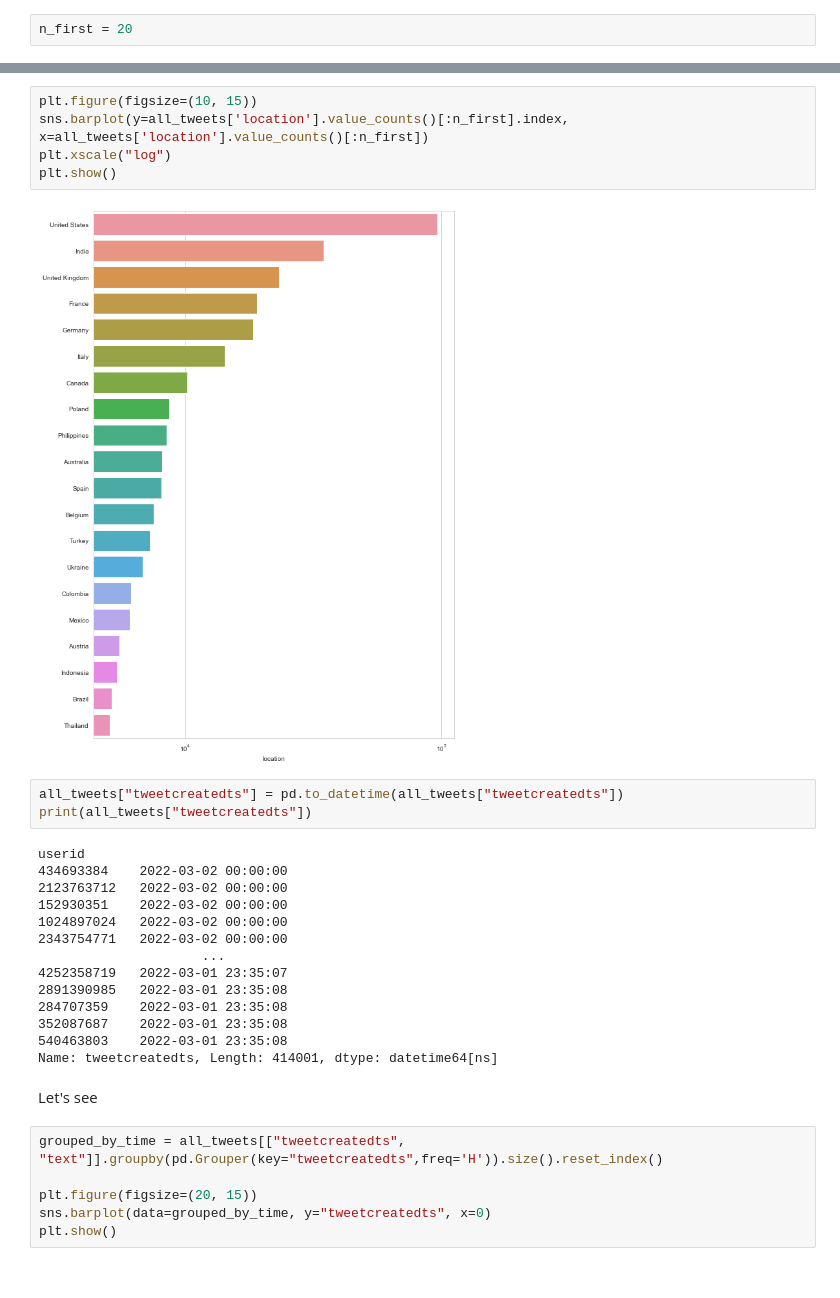
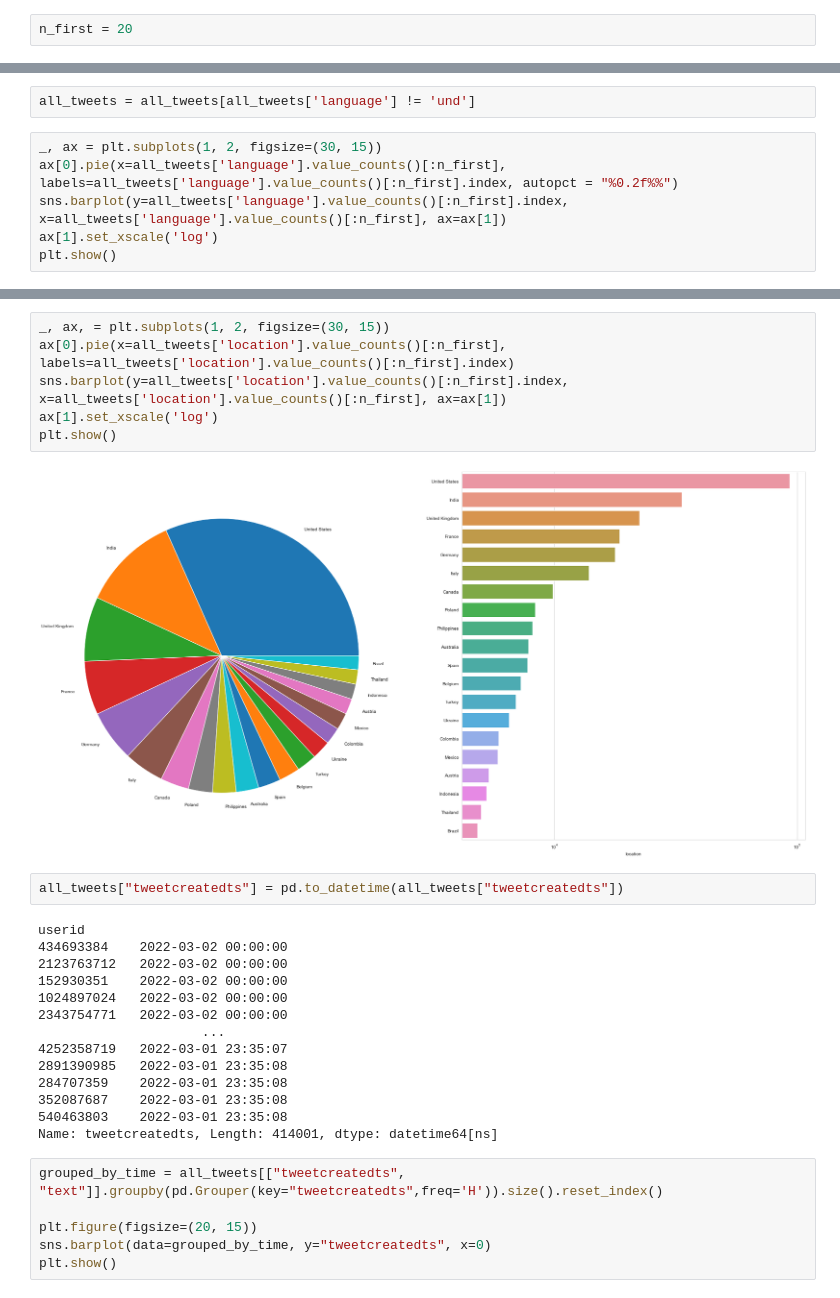
Before and after one commit to chukhranchick/Ukraine-Conflict-Twitter-Analysis-for-Data-Mining, a Jupyter notebook: ukraine-conflict-twitter-analysis-for-data-mining.ipynb, the cells around one changed output, grey strips where cells are left out. Drawn from its saved outputs; the diff is of its cells as text.

```diff
--- a/ukraine-conflict-twitter-analysis-for-data-mining.ipynb
+++ b/ukraine-conflict-twitter-analysis-for-data-mining.ipynb
@@ -317,0 +281,8 @@ plt.show()
+# %%
+all_tweets = all_tweets[all_tweets['language'] != 'und']
+# %%
+_, ax = plt.subplots(1, 2, figsize=(30, 15))
+ax[0].pie(x=all_tweets['language'].value_counts()[:n_first], labels=all_tweets['language'].value_counts()[:n_first].index, autopct = "%0.2f%%")
+sns.barplot(y=all_tweets['language'].value_counts()[:n_first].index, x=all_tweets['language'].value_counts()[:n_first], ax=ax[1])
+ax[1].set_xscale('log')
+plt.show()
@@ -318,13 +291,13 @@ plt.show()
 # %%
-plt.figure(figsize=(10, 15))
-sns.barplot(y=all_tweets['location'].value_counts()[:n_first].index, x=all_tweets['location'].value_counts()[:n_first])
-plt.xscale("log")
+_, ax, = plt.subplots(1, 2, figsize=(30, 15))
+ax[0].pie(x=all_tweets['location'].value_counts()[:n_first], labels=all_tweets['location'].value_counts()[:n_first].index)
+sns.barplot(y=all_tweets['location'].value_counts()[:n_first].index, x=all_tweets['location'].value_counts()[:n_first], ax=ax[1])
+ax[1].set_xscale('log')
 plt.show()
 # %% [output]
-[figure, old version]
+[figure, new version]
 # %%
 all_tweets["tweetcreatedts"] = pd.to_datetime(all_tweets["tweetcreatedts"])
-print(all_tweets["tweetcreatedts"])
 # %% [output]
 userid
 434693384    2022-03-02 00:00:00
@@ -339,8 +312,6 @@ userid
 352087687    2022-03-01 23:35:08
 540463803    2022-03-01 23:35:08
 Name: tweetcreatedts, Length: 414001, dtype: datetime64[ns]
-# %% [markdown]
-Let's see
 # %%
 grouped_by_time = all_tweets[["tweetcreatedts", "text"]].groupby(pd.Grouper(key="tweetcreatedts",freq='H')).size().reset_index()
 
```
Also changed, not shown: parts of 13 cells of this notebook.
